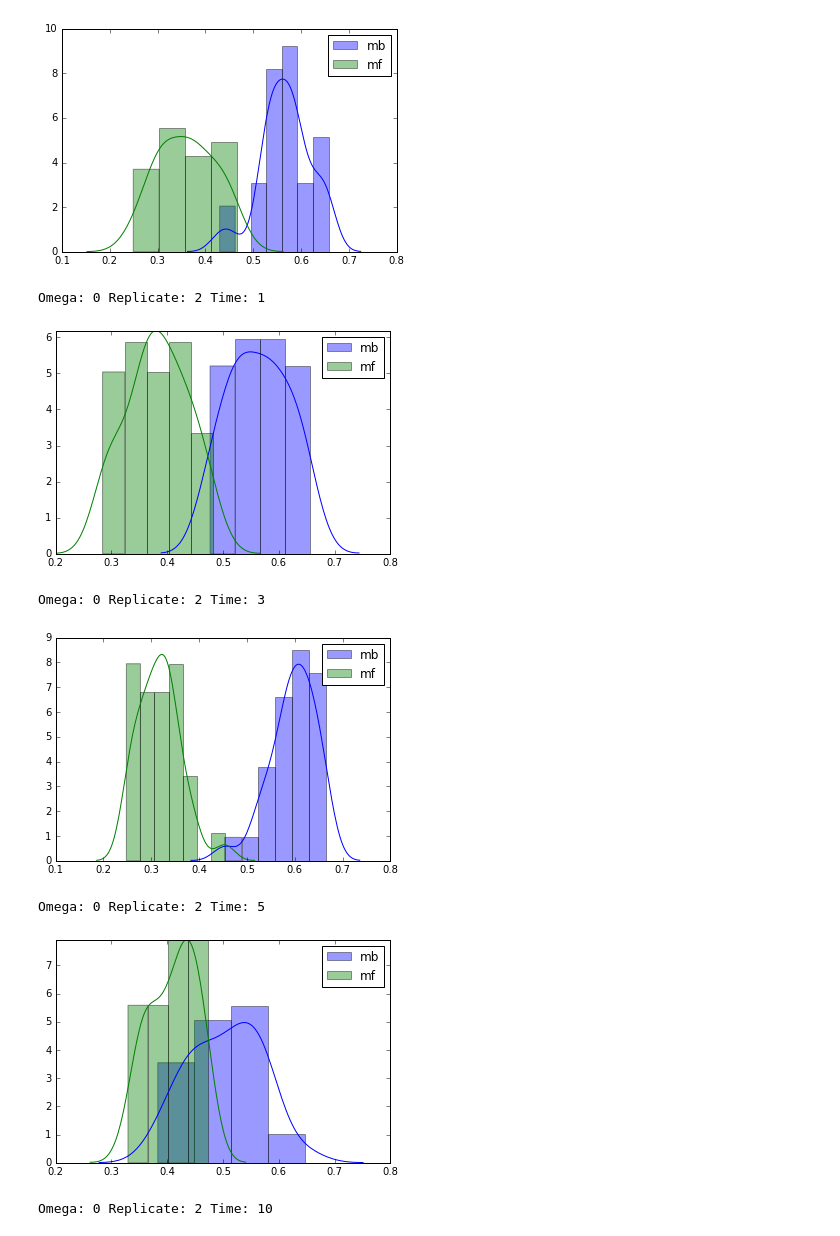
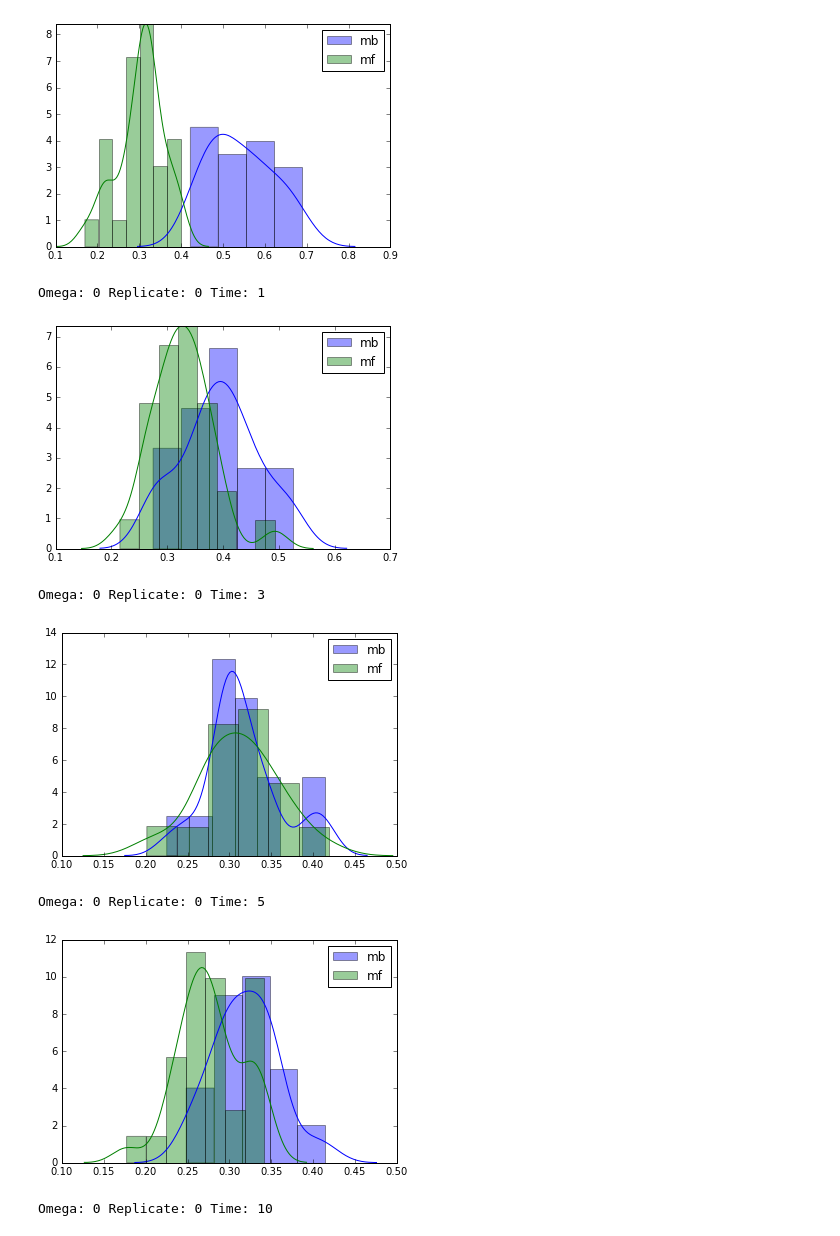
Before and after one commit to jclifton333/spatial-RL, a Jupyter notebook: analysis/results/analyze-bootstrap-dbns.ipynb, the cells around one changed output. Saved outputs shown, nothing was run; the diff lists cells and outputs as text; code cells hidden in the pictures.

```diff
--- a/analysis/results/analyze-bootstrap-dbns.ipynb
+++ b/analysis/results/analyze-bootstrap-dbns.ipynb
@@ -14,14 +14,18 @@ import seaborn as sns
 def dropna(arr):
     return np.array(arr)[~np.isnan(arr)]
 # %%
-omega=0
-replicate=2
-fname = 'bootstrap-dbns-omega-{}-L-9-horizon-25-{}.p'.format(omega, replicate)
-df = pkl.load(open(fname, 'rb'))
-for t in range(len(df['mb_be'])):
-    print('Omega: {} Replicate: {} Time: {}'.format(omega, replicate, df['time'][t]))
-    sns.distplot(dropna(df['mb_be'][t]), label='mb')
-    sns.distplot(dropna(df['mf_be'][t]), label='mf')
-    plt.legend()
-    plt.show()
+omegas = [0, 0.5, 1]
+replicates = range(5)
+for i in range(len(omegas)):
+    for j in range(len(replicates)):
+        omega = omegas[i]
+        replicate = replicates[j]
+        fname = 'bootstrap-dbns-omega-{}-L-9-horizon-25-{}.p'.format(omega, replicate)
+        df = pkl.load(open(fname, 'rb'))
+        for t in range(len(df['mb_be'])):
+            print('Omega: {} Replicate: {} Time: {}'.format(omega, replicate, df['time'][t]))
+            sns.distplot(dropna(df['mb_be'][t]), label='mb')
+            sns.distplot(dropna(df['mf_be'][t]), label='mf')
+            plt.legend()
+            plt.show()
 # %% [output]
@@ -29,8 +33,8 @@ Omega: 0 Replicate: 2 Time: 0
-[figure, old version]
+[figure, new version]
-Omega: 0 Replicate: 2 Time: 1
+Omega: 0 Replicate: 0 Time: 1
-[figure, old version]
+[figure, new version]
-Omega: 0 Replicate: 2 Time: 3
+Omega: 0 Replicate: 0 Time: 3
-[figure, old version]
+[figure, new version]
-Omega: 0 Replicate: 2 Time: 5
+Omega: 0 Replicate: 0 Time: 5
-[figure, old version]
+[figure, new version]
-Omega: 0 Replicate: 2 Time: 10
+Omega: 0 Replicate: 0 Time: 10
```
Also changed, not shown: parts of 2 cells of this notebook, 2 other files.
